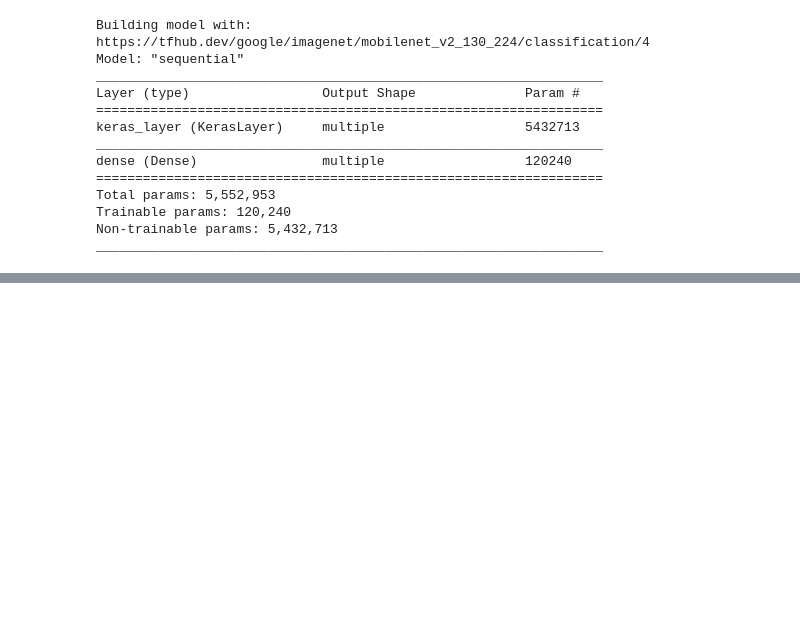
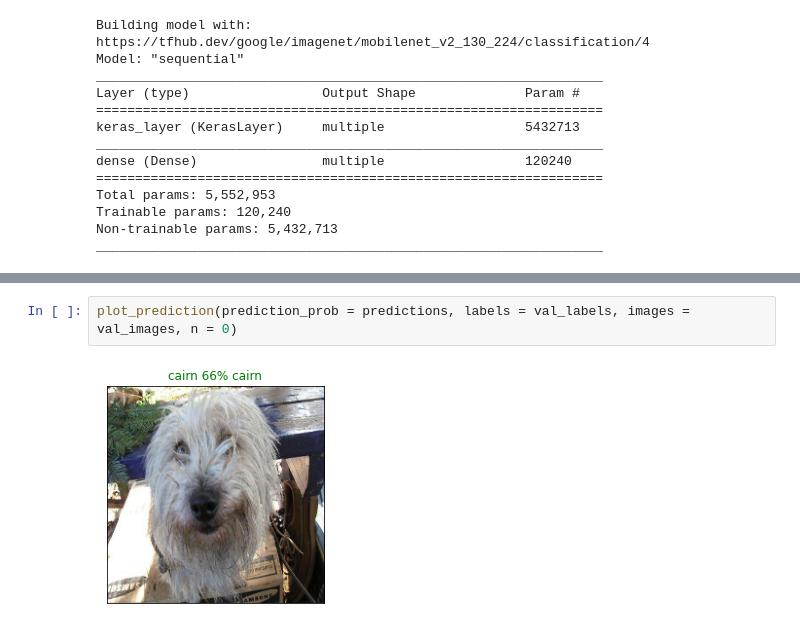
Before and after one commit to trueTRYtre3/Dog-Breed-Identification, a Jupyter notebook: dog_spotter.ipynb, the cells around one changed output, grey strips where cells are left out. Cells and saved outputs as stored; diff of their text form; blank space fills up the shorter version.

```diff
--- a/dog_spotter.ipynb
+++ b/dog_spotter.ipynb
@@ -464,0 +645,4 @@ _________________________________________________________________
+# %%
+plot_prediction(prediction_prob = predictions, labels = val_labels, images = val_images, n = 0)
+# %% [output]
+[figure, added]
```
Also changed, not shown: parts of 63 cells of this notebook.
